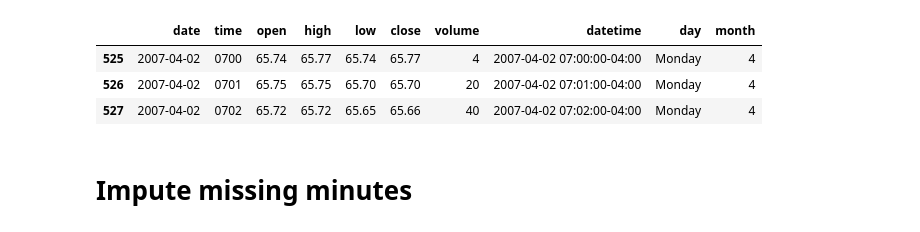
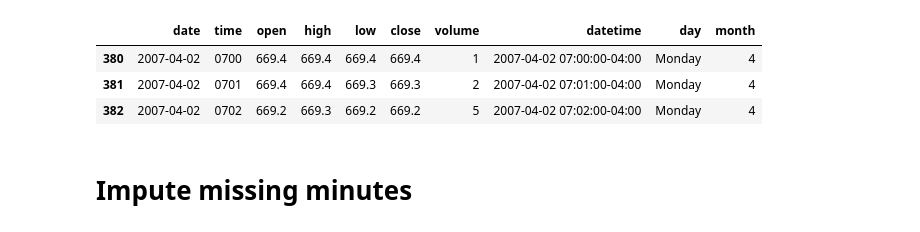
Before and after one commit to daQuincy/Takumi, a Jupyter notebook: 008 - dataset_prep.ipynb, the cells around one changed output. Drawn from its saved outputs; the diff is of its cells as text; code cells hidden in the pictures.

```diff
--- a/008 - dataset_prep.ipynb
+++ b/008 - dataset_prep.ipynb
@@ -10,17 +10,20 @@ import pickle
 import datetime
 import ta
 # %%
-df_wti_1m = pickle.load(open('./large_files/cl-1m-2.pkl', 'rb'))
-df_wti_1m = df_wti_1m[(df_wti_1m['datetime'].dt.time >= datetime.time(hour=7, minute=0)) & (df_wti_1m['datetime'].dt.hour <= 16)]
+# df_wti_1m = pickle.load(open('./large_files/cl-1m-2.pkl', 'rb'))
+# df_wti_1m = df_wti_1m[(df_wti_1m['datetime'].dt.time >= datetime.time(hour=7, minute=0)) & (df_wti_1m['datetime'].dt.hour <= 16)]
 
-df = df_wti_1m.copy()
+df_1m = read_bm_data('data/btm/gc-1m.csv')
+df_1m = df_1m[(df_1m['datetime'].dt.time >= datetime.time(hour=7, minute=0)) & (df_1m['datetime'].dt.hour <= 16)]
+
+df = df_1m.copy()
 df['month'] = df['datetime'].dt.month
 df.head(3)
 # %% [output]
 |  | date | time | open | high | low | close | volume | datetime | day | month |
-| 525 | 2007-04-02 | 0700 | 65.74 | 65.77 | 65.74 | 65.77 | 4 | 2007-04-02 07:00:00-04:00 | Monday | 4 |
-| 526 | 2007-04-02 | 0701 | 65.75 | 65.75 | 65.70 | 65.70 | 20 | 2007-04-02 07:01:00-04:00 | Monday | 4 |
-| 527 | 2007-04-02 | 0702 | 65.72 | 65.72 | 65.65 | 65.66 | 40 | 2007-04-02 07:02:00-04:00 | Monday | 4 |
+| 380 | 2007-04-02 | 0700 | 669.4 | 669.4 | 669.4 | 669.4 | 1 | 2007-04-02 07:00:00-04:00 | Monday | 4 |
+| 381 | 2007-04-02 | 0701 | 669.4 | 669.4 | 669.3 | 669.3 | 2 | 2007-04-02 07:01:00-04:00 | Monday | 4 |
+| 382 | 2007-04-02 | 0702 | 669.2 | 669.3 | 669.2 | 669.2 | 5 | 2007-04-02 07:02:00-04:00 | Monday | 4 |
 # %% [markdown]
 # Impute missing minutes
 # %%
```
Also changed, not shown: parts of 3 cells of this notebook, 2 other files.
